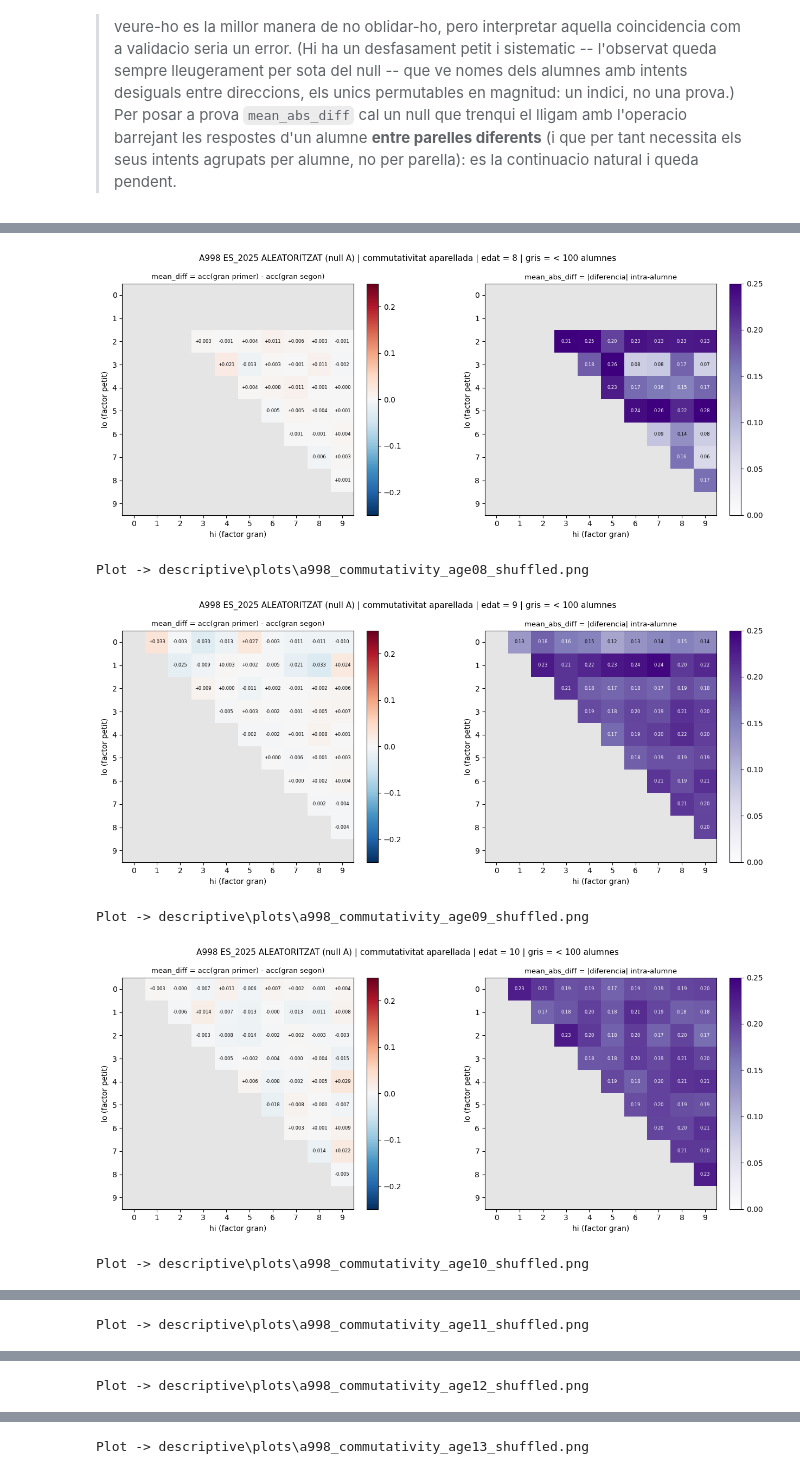
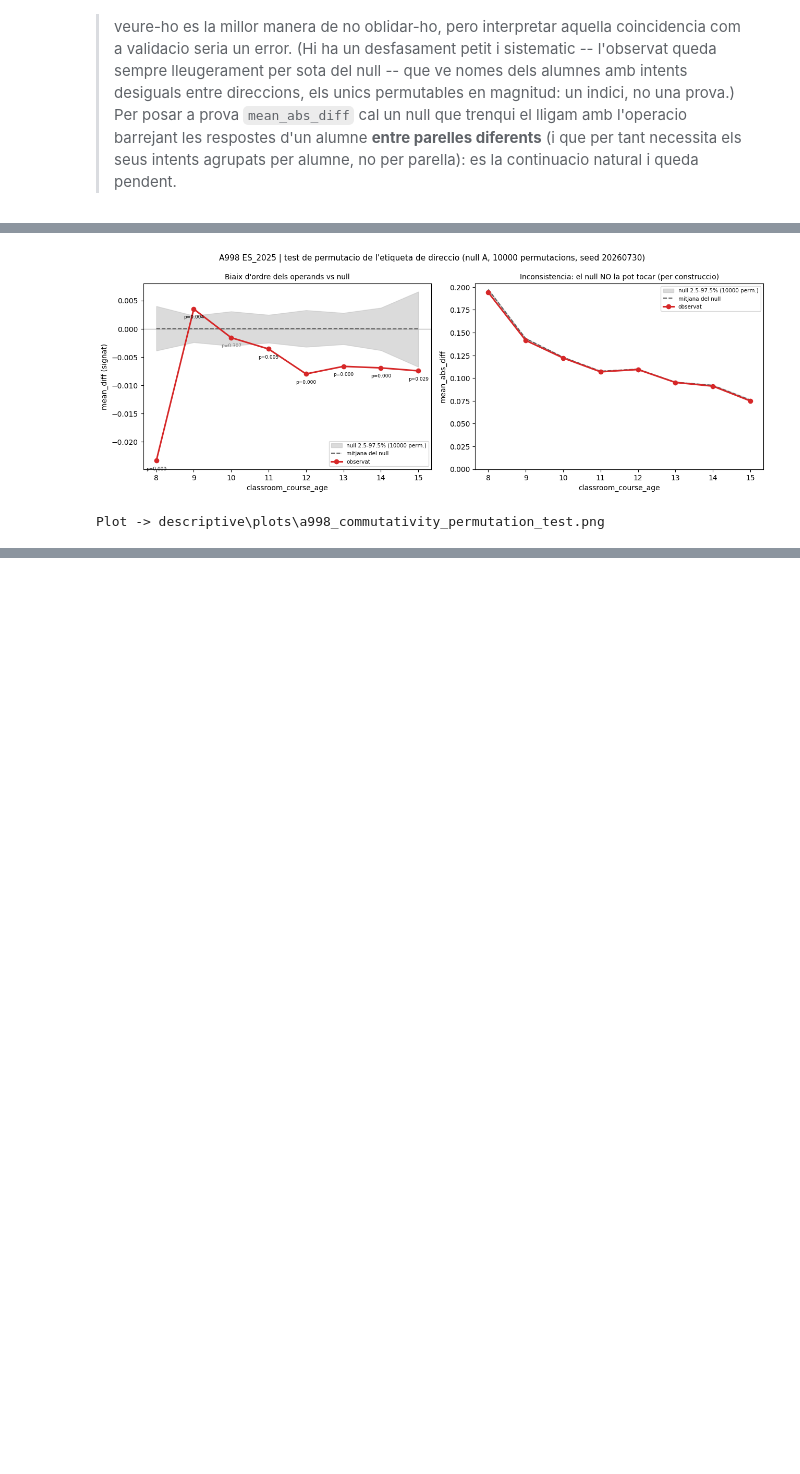
Before and after one commit to m-garcia-rodriguez/MULTIPLY, a Jupyter notebook: descriptive/commutativity.ipynb, the cells around one changed output, grey strips where cells are left out. Cells and saved outputs as stored; diff of their text form; code cells hidden in the pictures; blank space fills up the shorter version.

```diff
--- a/descriptive/commutativity.ipynb
+++ b/descriptive/commutativity.ipynb
@@ -421,4 +287,0 @@ Maxims observats: |mean_diff| = 0.124 | mean_abs_diff = 0.314
-# %%
-# --- un triangle per cada edat (8-15) ------------------------------------
-for age in range(8, 16):
-    plot_commut(age)
@@ -657,6 +663,7 @@ assert n_p == 2, f"Esperava 2 marcadors -- {{MIN_ATTEMPTS}}, n'he trobat {n_p}"
 prof_sql, n_py = re.subn(r"IN \([^)]*\)(\s*-- \{YEARS\})",
                          f"IN ({years_sql})\\1", prof_sql)
 assert n_py == 1, f"Esperava 1 marcador -- {{YEARS}}, n'he trobat {n_py}"
+prof_sql = apply_fast_wrong(prof_sql, label=PROF_SQL_PATH.name)
 
 prof = cached_query(PROF_SQL_PATH, CACHE_DIR, sql_text=prof_sql)
 print(f"Perfils: {len(prof):,} files | alumnes-observacio: {prof['n_students'].sum():,}"
@@ -677,17 +684,11 @@ OK_BS = np.repeat(prof["ok_bs"].to_numpy(), w).astype(np.int64)
 K_TOT = OK_BF + OK_BS            # encerts totals de l'alumne a la parella
 N_TOT = N_BF + N_BS
 AGE = np.repeat(prof["classroom_course_age"].to_numpy(), w).astype(np.int64)
-LO = np.repeat(prof["lo"].to_numpy(), w).astype(np.int64)
-HI = np.repeat(prof["hi"].to_numpy(), w).astype(np.int64)
 print(f"Files per alumne despres d'expandir: {len(N_BF):,}")
 
 # Codis per agregar amb bincount (molt mes rapid que un groupby per repeticio)
 AGES_PERM = np.array(sorted(np.unique(AGE)))
 age_code = np.searchsorted(AGES_PERM, AGE)
-pair_code = LO * 10 + HI
-PAIRS_PERM = np.array(sorted(np.unique(pair_code)))
-cell_code = np.searchsorted(PAIRS_PERM, pair_code) * len(AGES_PERM) + age_code
-CELL_N = np.bincount(cell_code, minlength=len(PAIRS_PERM) * len(AGES_PERM))
 AGE_N = np.bincount(age_code, minlength=len(AGES_PERM))
 
 
@@ -695,21 +696,6 @@ def agg_by_age(d, absd):
     """Mitjana per edat sobre alumnes = la mateixa mitjana ponderada que `summary`."""
     return (np.bincount(age_code, weights=d, minlength=len(AGES_PERM)) / AGE_N,
             np.bincount(age_code, weights=absd, minlength=len(AGES_PERM)) / AGE_N)
-
-
-def agg_by_cell(d, absd):
-    """Mitjanes per (parella, edat) -> dataframe amb el format que espera _tri_matrix."""
-    n = len(PAIRS_PERM) * len(AGES_PERM)
-    md = np.bincount(cell_code, weights=d, minlength=n)
-    ma = np.bincount(cell_code, weights=absd, minlength=n)
-    with np.errstate(invalid="ignore", divide="ignore"):
-        md, ma = md / CELL_N, ma / CELL_N
-    pc = np.repeat(PAIRS_PERM, len(AGES_PERM))
-    return pd.DataFrame({
-        "lo": pc // 10, "hi": pc % 10,
-        "classroom_course_age": np.tile(AGES_PERM, len(PAIRS_PERM)),
-        "n_students": CELL_N, "mean_diff": md, "mean_abs_diff": ma,
-    }).query("n_students > 0")
 
 
 # >>> VERIFICACIO: els perfils han de reproduir la query agregada. Si aixo no
@@ -814,17 +782,4 @@ sobre nomes aquest subconjunt, i per aixo cal el null entre parelles.
 # %%
-# --- els mateixos grafics, amb dades aleatoritzades ------------------------
-# Una unica repeticio (la primera de la mateixa llavor) pels heatmaps: es la
-# comparacio a ull. Mateixa funcio plot_commut, mateixes escales fixes +-0.25 i
-# 0-0.25, nomes canvia el dataframe -> qualsevol diferencia que es vegi es de les
-# dades, no del format.
-rng = np.random.default_rng(SEED)
-d_star, absd_star = permute_once()
-pooled_shuffled = agg_by_cell(d_star, absd_star)
-
-for age in AGES_PERM:
-    plot_commut(age, df=pooled_shuffled, tag="_shuffled",
-                extra_title=" ALEATORITZAT (null A)")
-
 # --- tendencia: observat vs banda nul.la ----------------------------------
 fig, axes = plt.subplots(1, 2, figsize=(13, 4.8))
 
@@ -838,37 +793,32 @@ axes[0].plot(AGES_PERM, obs_diff, "o-", lw=2.2, color="tab:red", label="observat
 axes[0].set_ylabel("mean_diff (signat)")
 axes[0].set_title("Biaix d'ordre dels operands vs null", fontsize=10)
 for age, obs, p in zip(AGES_PERM, obs_diff, p_diff):
     axes[0].annotate(f"p={p:.3f}", (age, obs), textcoords="offset points",
                      xytext=(0, -13), ha="center", fontsize=6.5,
                      color="black" if p < 0.05 else "0.45")
 
 axes[1].fill_between(AGES_PERM, np.percentile(null_abs, 2.5, axis=0),
                      np.percentile(null_abs, 97.5, axis=0),
                      color="0.75", alpha=0.55, label=f"null 2.5-97.5% ({N_PERM} perm.)")
 axes[1].plot(AGES_PERM, null_abs.mean(axis=0), "--", lw=1.4, color="0.35",
              label="mitjana del null")
 axes[1].plot(AGES_PERM, obs_abs, "o-", lw=2.2, color="tab:red", label="observat")
 axes[1].set_ylim(bottom=0)
 axes[1].set_ylabel("mean_abs_diff")
 axes[1].set_title("Inconsistencia: el null NO la pot tocar (per construccio)", fontsize=10)
 
 for ax in axes:
     ax.set_xlabel("classroom_course_age")
     ax.set_xticks(range(8, 16))
     ax.legend(fontsize=7.5)
 
 fig.suptitle(f"A998 {'+'.join(YEARS)} | test de permutacio de l'etiqueta de direccio "
              f"(null A, {N_PERM} permutacions, seed {SEED})", fontsize=11)
 fig.tight_layout()
 out_path = HERE / "plots" / "a998_commutativity_permutation_test.png"
 fig.savefig(out_path, dpi=130)
 plt.show()
 print(f"Plot -> {out_path.relative_to(ROOT)}")
-print("Heatmaps aleatoritzats -> plots/a998_commutativity_ageNN_shuffled.png")
 # %% [output]
-[figure, old version]
+[figure, new version]
-Plot -> descriptive\plots\a998_commutativity_age08_shuffled.png
+Plot -> descriptive\plots\a998_commutativity_permutation_test.png
-[figure, removed]
-Plot -> descriptive\plots\a998_commutativity_age09_shuffled.png
-[figure, removed]
-Plot -> descriptive\plots\a998_commutativity_age10_shuffled.png
@@ -876 +824,0 @@ Plot -> descriptive\plots\a998_commutativity_age10_shuffled.png
-Plot -> descriptive\plots\a998_commutativity_age11_shuffled.png
@@ -878 +824,0 @@ Plot -> descriptive\plots\a998_commutativity_age11_shuffled.png
-Plot -> descriptive\plots\a998_commutativity_age12_shuffled.png
@@ -880 +824,0 @@ Plot -> descriptive\plots\a998_commutativity_age12_shuffled.png
-Plot -> descriptive\plots\a998_commutativity_age13_shuffled.png
```
Also changed, not shown: parts of 16 cells of this notebook, 26 other files.
